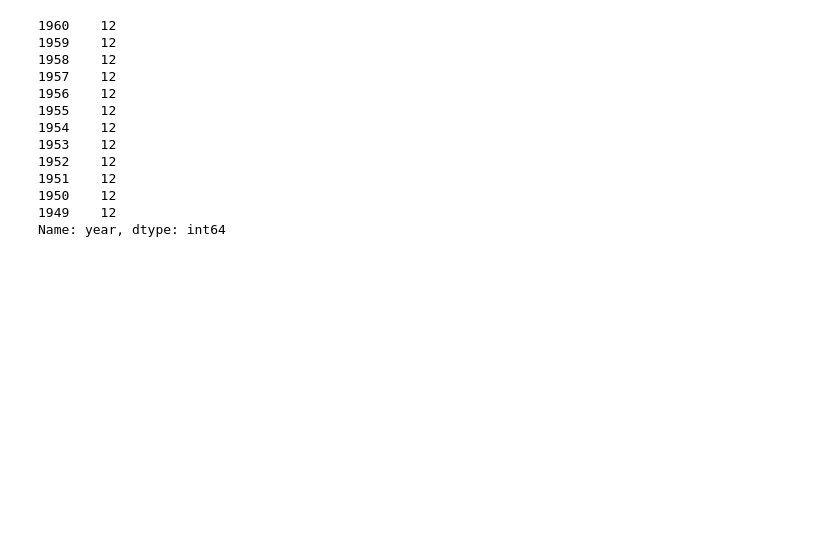
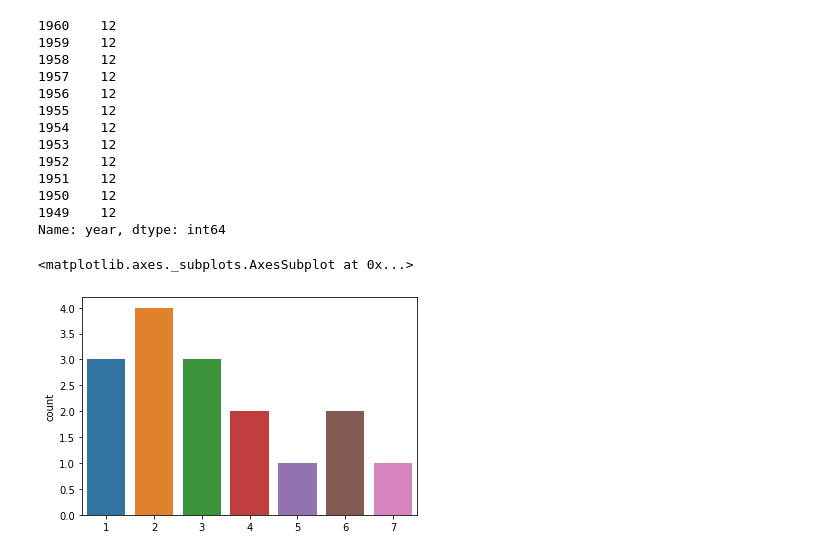
Before and after one commit to alexeimarcilio/Emeritus, a Jupyter notebook: Week08/OfficeHourWeek8.ipynb, the cells around one changed output. Cells and saved outputs as stored; diff of their text form; code cells hidden in the pictures; blank space fills up the shorter version.

```diff
--- a/Week08/OfficeHourWeek8.ipynb
+++ b/Week08/OfficeHourWeek8.ipynb
@@ -70,3 +70,19 @@ Name: year, dtype: int64
 def year_slider(start, stop):
     toplot = ex.copy()
     lower = ex.
+# %%
+import numpy as np
+import matplotlib.pyplot as plt
+import seaborn as sns
+import random as random
+
+l = [1,1,1,2,2,2,2,3,3,3,4,4,5,6,6,7]
+h = {}
+
+for x in l:
+    h[x] = h.get(x, 0) + 1
+
+sns.countplot(l)
+# %% [output]
+<matplotlib.axes._subplots.AxesSubplot at 0x...>
+[figure, added]
```
Also changed, not shown: parts of 9 cells of this notebook.
